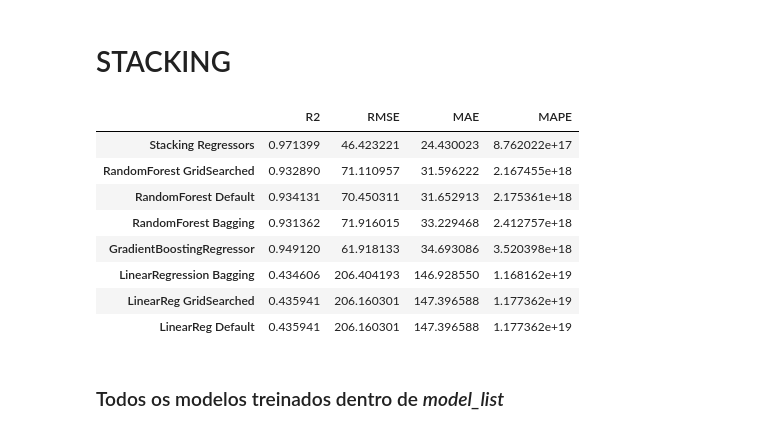
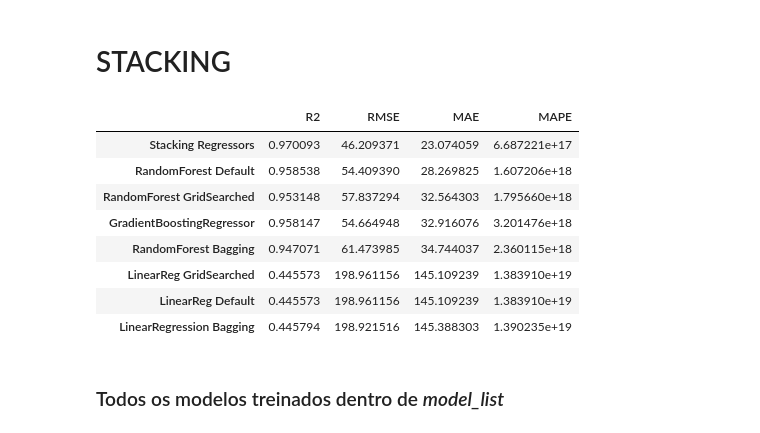
Before and after one commit to medeirosvictor/ds-mobilidade-urbana-fortaleza, a Jupyter notebook: 2020/Modelo-PorLinha-2020.ipynb, the cells around one changed output. Cells and saved outputs as stored; diff of their text form; code cells hidden in the pictures.

```diff
--- a/2020/Modelo-PorLinha-2020.ipynb
+++ b/2020/Modelo-PorLinha-2020.ipynb
@@ -36,10 +36,10 @@ from variables import day_of_week_translator, feriados, vesperas
 ## Filtro de Onibus e definicoes de features/target
 # %%
 # Reading Data file (geolocalized)
-data = pd.read_csv('../data_input_zerofill_2020.csv', sep=';', delimiter=';')
+data = pd.read_csv('../data_input_zerofill_2020.csv', delimiter=';')
 
-busline_filter = 41
-data_model = data.copy()
+data['data_hora'] = pd.to_datetime(data['data_hora'], format='%Y/%m/%d %H:%M:%S', errors='coerce')
+data_model = data.loc[data.data_hora.dt.year == 2020].copy()
 
 #d_ano,  estao disponiveis para inserir once eu tive mais de 1 ano de dados
 feature_names = [
@@ -49,6 +49,8 @@ feature_names = [
     'feriado', 'vespera_feriado']
 
 target = 'validations_per_hour'
+
+busline_filter = 41
 # %%
 data_model
 # %% [output]
@@ -72,7 +74,13 @@ data_model[['domingo','segunda', 'terca', 'quarta', 'quinta', 'sexta', 'sabado']
 data_model['feriado'] = [1 if any((x[0] == d and x[1] == m) for (_, d, m) in feriados) else 0 for x in list(zip(data_model.d_mes, data_model.mes))]
 data_model['vespera_feriado'] = [1 if any((x[0] == d and x[1] == m) for (_, d, m) in vesperas) else 0 for x in list(zip(data_model.d_mes, data_model.mes))]
 
-top100_linhas = data_model.linha.value_counts().index[:100]
-top100_linhas_data_model = data_model[data_model.linha.isin(top100_linhas)].loc[data['mes'] != 1]
+top100_linhas = data_model.groupby(data_model.linha).sum().reset_index().sort_values('validations_per_hour', ascending=False).index[:100].to_list()
+top100_linhas_data_model = data_model[data_model.linha.isin(top100_linhas)]
 
-line_data_model = data_model.loc[data['linha'] == busline_filter].loc[data['mes'] != 1].copy()
+top100_linhas_data_model.to_csv("../dados-para-modelos/2020/top100_linhas_data_model_2020.csv", index=False)
+
+line_data_model = data_model.loc[data_model['linha'] == busline_filter].copy()
+
+#sns.set(rc={'figure.figsize':(15,10)})
+# sns.heatmap(top100_linhas_data_model.corr()[['validations_per_hour']].sort_values(by='validations_per_hour', ascending=False)
+# , vmin=-1, vmax=1, annot=True)
@@ -313,8 +312,8 @@ def bagging_model(estimator):
 
     return regr, performance
 
-LinearRegressionModelPipeline = make_pipeline(LinearRegression())
-RandomForestModelPipeline = make_pipeline(RandomForestRegressor())
+LinearRegressionModelPipeline = make_pipeline(gridsearch_random_linearregression)
+RandomForestModelPipeline = make_pipeline(gridsearched_random_randomforest)
 
 bagging_lr_model, performance_bagging_lr_model = bagging_model(LinearRegressionModelPipeline)
 bagging_rf_model, performance_bagging_rf_model = bagging_model(RandomForestModelPipeline)
@@ -369,19 +372,20 @@ df2 = pd.DataFrame([performance], columns=['R2','RMSE','MAE', 'MAPE'],
 
 performance_total = pd.concat([df2, performance_total])
 # %%
+performance_total = performance_total.sort_values('MAE', ascending=True)
 performance_total.to_csv('../performances/2020/performance_total_linha'+str(busline_filter)+'.csv', index=False)
-# %%
-performance_total.sort_values('MAE', ascending=True)
-# %% [output]
-|  | R2 | RMSE | MAE | MAPE |
-| Stacking Regressors | 0.971399 | 46.423221 | 24.430023 | 8.762022e+17 |
-| RandomForest GridSearched | 0.932890 | 71.110957 | 31.596222 | 2.167455e+18 |
-| RandomForest Default | 0.934131 | 70.450311 | 31.652913 | 2.175361e+18 |
-| RandomForest Bagging | 0.931362 | 71.916015 | 33.229468 | 2.412757e+18 |
-| GradientBoostingRegressor | 0.949120 | 61.918133 | 34.693086 | 3.520398e+18 |
-| LinearRegression Bagging | 0.434606 | 206.404193 | 146.928550 | 1.168162e+19 |
-| LinearReg GridSearched | 0.435941 | 206.160301 | 147.396588 | 1.177362e+19 |
-| LinearReg Default | 0.435941 | 206.160301 | 147.396588 | 1.177362e+19 |
+# %%
+performance_total
+# %% [output]
+|  | R2 | RMSE | MAE | MAPE |
+| Stacking Regressors | 0.970093 | 46.209371 | 23.074059 | 6.687221e+17 |
+| RandomForest Default | 0.958538 | 54.409390 | 28.269825 | 1.607206e+18 |
+| RandomForest GridSearched | 0.953148 | 57.837294 | 32.564303 | 1.795660e+18 |
+| GradientBoostingRegressor | 0.958147 | 54.664948 | 32.916076 | 3.201476e+18 |
+| RandomForest Bagging | 0.947071 | 61.473985 | 34.744037 | 2.360115e+18 |
+| LinearReg GridSearched | 0.445573 | 198.961156 | 145.109239 | 1.383910e+19 |
+| LinearReg Default | 0.445573 | 198.961156 | 145.109239 | 1.383910e+19 |
+| LinearRegression Bagging | 0.445794 | 198.921516 | 145.388303 | 1.390235e+19 |
 # %% [markdown]
 ### Todos os modelos treinados dentro de *model_list*
 # %%
```
Also changed, not shown: parts of 5 cells of this notebook, 8 other files.
